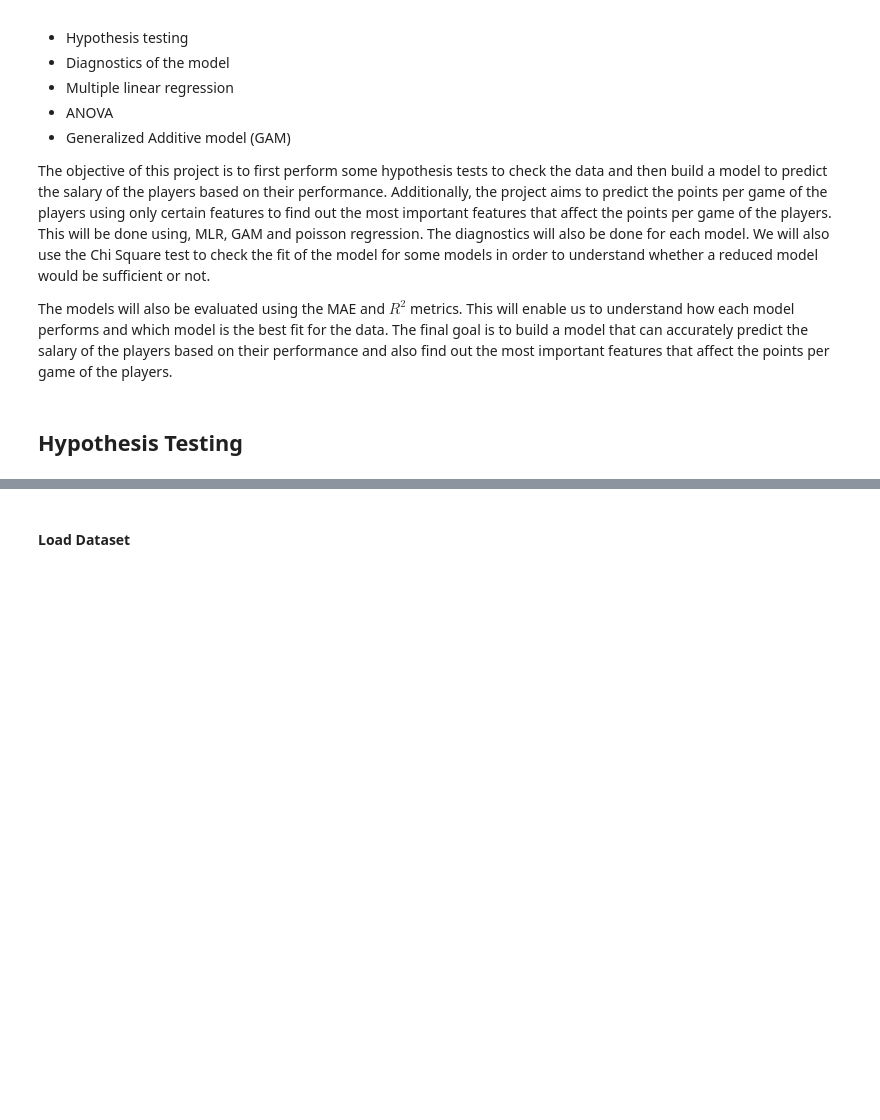
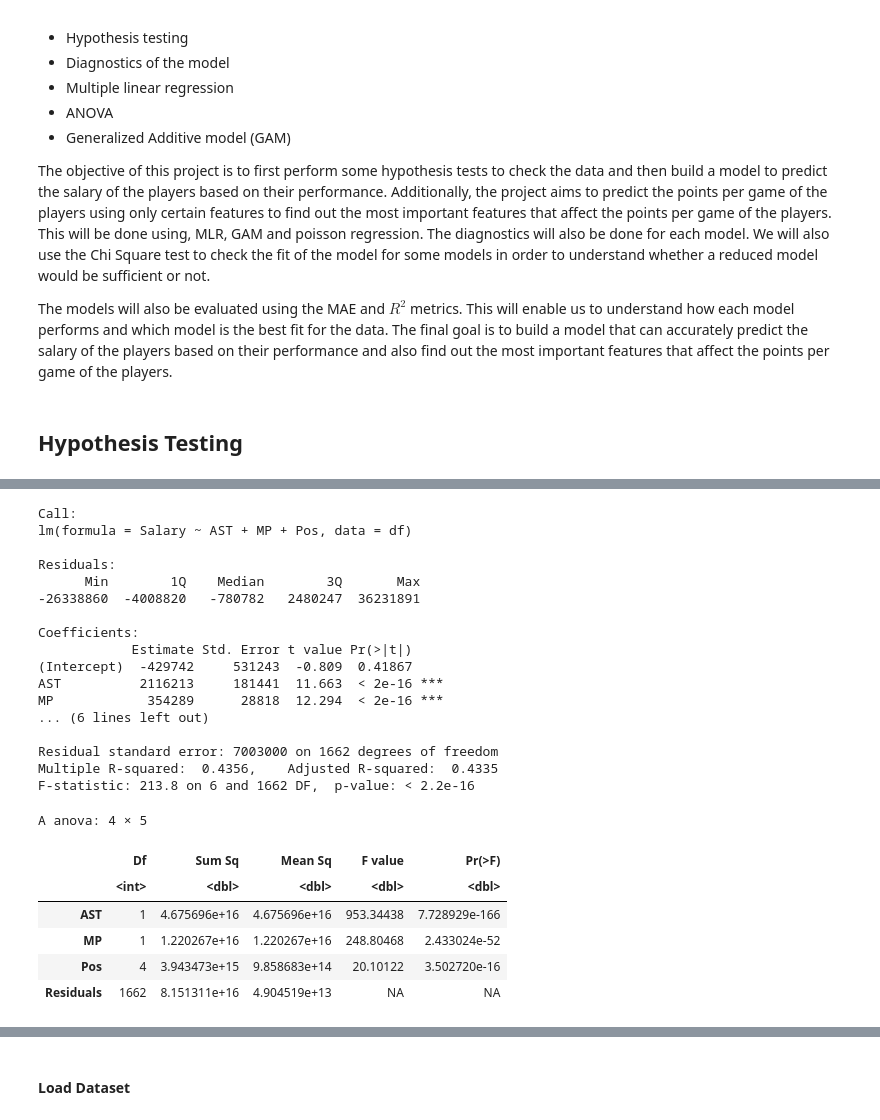
Before and after one commit to prnv19/NBA-Analytics-Using-R, a Jupyter notebook: Final.ipynb, the cells around one changed output, grey strips where cells are left out. Saved outputs shown, nothing was run; the diff lists cells and outputs as text; code cells hidden in the pictures; blank space fills up the shorter version.

```diff
--- a/Final.ipynb
+++ b/Final.ipynb
@@ -25,3 +25,9 @@ The objective of this project is to first perform some hypothesis tests to check
 The models will also be evaluated using the MAE and $R^2$ metrics. This will enable us to understand how each model performs and which model is the best fit for the data. The final goal is to build a model that can accurately predict the salary of the players based on their performance and also find out the most important features that affect the points per game of the players.
 # %% [markdown]
 ## Hypothesis Testing
+# %%
+data = read.csv("Data/Processed/nba_normal_scorers_filtered.csv")
+
+# Basic dataset overview
+library(dplyr)
+library(ggplot2)
@@ -27,0 +110,36 @@ The models will also be evaluated using the MAE and $R^2$ metrics. This will ena
+# %%
+# Clean up: drop NA, convert position to factor
+df <- subset(data, !is.na(Salary) & !is.na(AST) & !is.na(MP))
+df$Pos <- factor(df$Pos)
+
+# Multiple Linear Regression
+model <- lm(Salary ~ AST + MP + Pos, data = df)
+summary(model)  # Check coefficients
+
+# ANOVA to test overall model significance
+anova(model)
+# %% [output]
+Call:
+lm(formula = Salary ~ AST + MP + Pos, data = df)
+
+Residuals:
+      Min        1Q    Median        3Q       Max
+-26338860  -4008820   -780782   2480247  36231891
+
+Coefficients:
+            Estimate Std. Error t value Pr(>|t|)
+(Intercept)  -429742     531243  -0.809  0.41867
+AST          2116213     181441  11.663  < 2e-16 ***
+MP            354289      28818  12.294  < 2e-16 ***
+... (6 lines left out)
+
+Residual standard error: 7003000 on 1662 degrees of freedom
+Multiple R-squared:  0.4356,    Adjusted R-squared:  0.4335
+F-statistic: 213.8 on 6 and 1662 DF,  p-value: < 2.2e-16
+A anova: 4 × 5
+|  | Df | Sum Sq | Mean Sq | F value | Pr(>F) |
+|  | <int> | <dbl> | <dbl> | <dbl> | <dbl> |
+| AST | 1 | 4.675696e+16 | 4.675696e+16 | 953.34438 | 7.728929e-166 |
+| MP | 1 | 1.220267e+16 | 1.220267e+16 | 248.80468 | 2.433024e-52 |
+| Pos | 4 | 3.943473e+15 | 9.858683e+14 | 20.10122 | 3.502720e-16 |
+| Residuals | 1662 | 8.151311e+16 | 4.904519e+13 | NA | NA |
```
Also changed, not shown: parts of 18 cells of this notebook.
